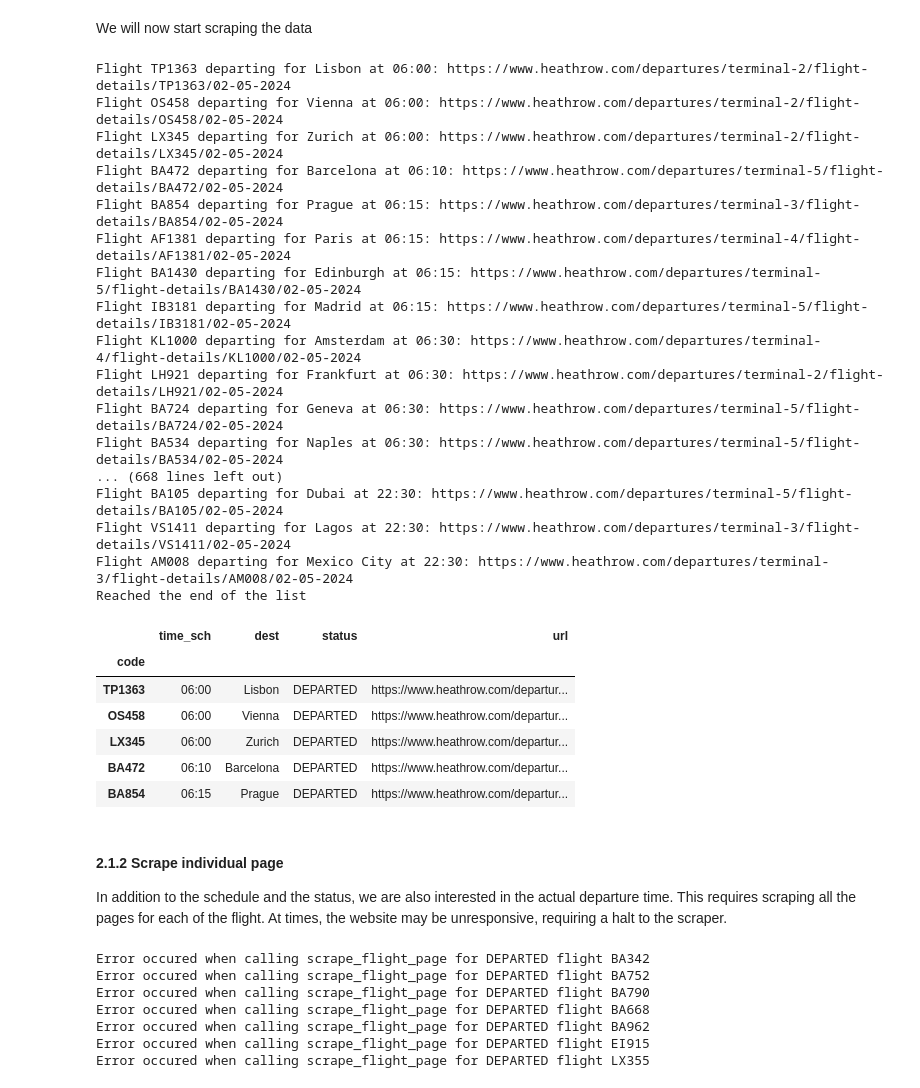
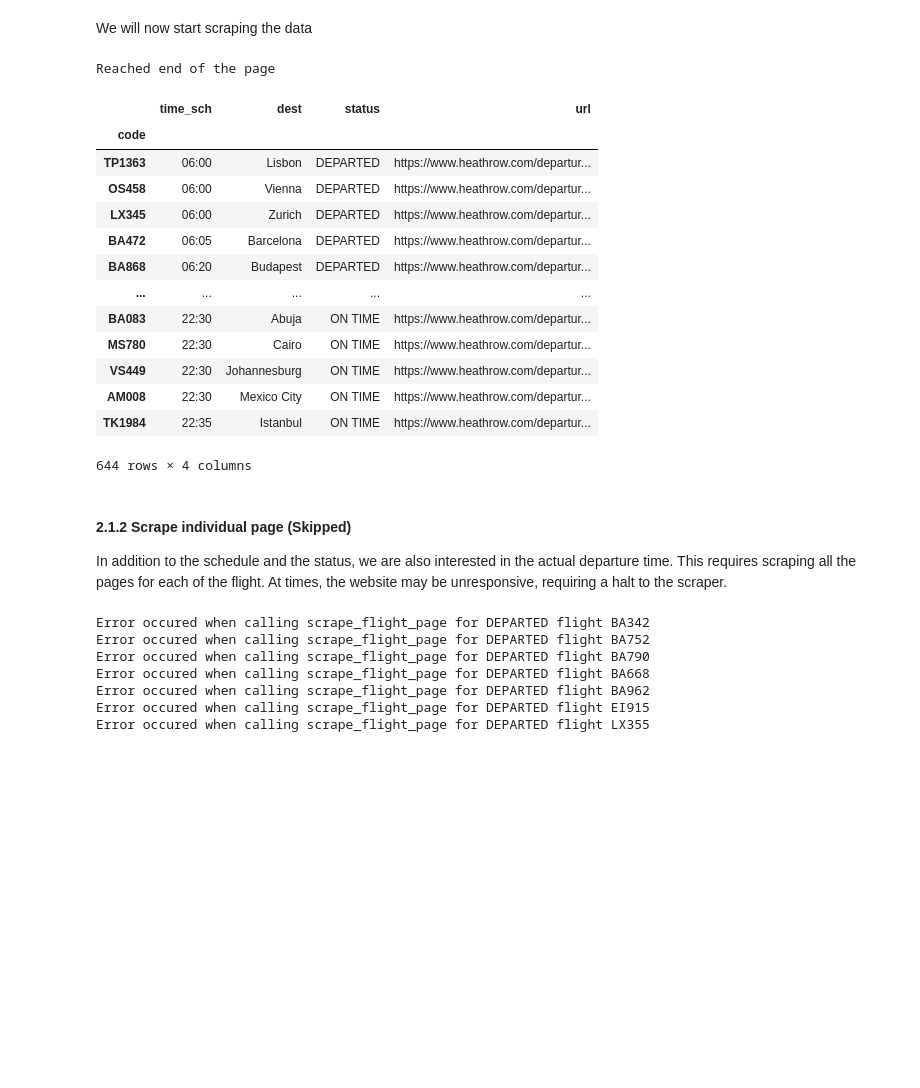
Before and after one commit to cwtravisyip/LHR_ops_data, a Jupyter notebook: code/selenium_scraper.ipynb, the cells around one changed output. Cells and saved outputs as stored; diff of their text form; code cells hidden in the pictures; blank space fills up the shorter version.

```diff
--- a/code/selenium_scraper.ipynb
+++ b/code/selenium_scraper.ipynb
@@ -119,61 +39,29 @@ go_to_top()
 Loaded to the top of the list
 # %% [markdown]
 We will now start scraping the data
-# %%
-times = []
-codes = []
-citys = []
-urls = []
-status = []
-
-# scrape the first page
-scrape_heathrow_page()
-
-# loop through all schedule of the date
-later_flight_button =   '//*[@id="flight-list-app"]/div/div[2]/div[2]/div/div[3]/button'
-while True:
-	try:
-		# load later flights
-		driver.find_element(By.XPATH,later_flight_button).send_keys(Keys.RETURN)
-		# add the data the the list
-		scrape_heathrow_page()
-
-	except:
-		print("Reached the end of the list")
-		break
-# %% [output]
-Flight TP1363 departing for Lisbon at 06:00: https://www.heathrow.com/departures/terminal-2/flight-details/TP1363/02-05-2024
-Flight OS458 departing for Vienna at 06:00: https://www.heathrow.com/departures/terminal-2/flight-details/OS458/02-05-2024
-Flight LX345 departing for Zurich at 06:00: https://www.heathrow.com/departures/terminal-2/flight-details/LX345/02-05-2024
-Flight BA472 departing for Barcelona at 06:10: https://www.heathrow.com/departures/terminal-5/flight-details/BA472/02-05-2024
-Flight BA854 departing for Prague at 06:15: https://www.heathrow.com/departures/terminal-3/flight-details/BA854/02-05-2024
-Flight AF1381 departing for Paris at 06:15: https://www.heathrow.com/departures/terminal-4/flight-details/AF1381/02-05-2024
-Flight BA1430 departing for Edinburgh at 06:15: https://www.heathrow.com/departures/terminal-5/flight-details/BA1430/02-05-2024
-Flight IB3181 departing for Madrid at 06:15: https://www.heathrow.com/departures/terminal-5/flight-details/IB3181/02-05-2024
-Flight KL1000 departing for Amsterdam at 06:30: https://www.heathrow.com/departures/terminal-4/flight-details/KL1000/02-05-2024
-Flight LH921 departing for Frankfurt at 06:30: https://www.heathrow.com/departures/terminal-2/flight-details/LH921/02-05-2024
-Flight BA724 departing for Geneva at 06:30: https://www.heathrow.com/departures/terminal-5/flight-details/BA724/02-05-2024
-Flight BA534 departing for Naples at 06:30: https://www.heathrow.com/departures/terminal-5/flight-details/BA534/02-05-2024
-... (668 lines left out)
-Flight BA105 departing for Dubai at 22:30: https://www.heathrow.com/departures/terminal-5/flight-details/BA105/02-05-2024
-Flight VS1411 departing for Lagos at 22:30: https://www.heathrow.com/departures/terminal-3/flight-details/VS1411/02-05-2024
-Flight AM008 departing for Mexico City at 22:30: https://www.heathrow.com/departures/terminal-3/flight-details/AM008/02-05-2024
-Reached the end of the list
-# %%
-# return the dataframe
-departures = pd.DataFrame({"time_sch":times,'code':codes,'dest':citys, "status":status,'url':urls})
-departures = departures.set_index('code')
-departures.head()
-# %% [output]
-|  | time_sch | dest | status | url |
-| code |  |  |  |  |
-| TP1363 | 06:00 | Lisbon | DEPARTED | https://www.heathrow.com/departur... |
-| OS458 | 06:00 | Vienna | DEPARTED | https://www.heathrow.com/departur... |
-| LX345 | 06:00 | Zurich | DEPARTED | https://www.heathrow.com/departur... |
-| BA472 | 06:10 | Barcelona | DEPARTED | https://www.heathrow.com/departur... |
-| BA854 | 06:15 | Prague | DEPARTED | https://www.heathrow.com/departur... |
+# %%
+departures = scrape_heathrow_pages(driver=driver,departure=True)
+# %% [output]
+Reached end of the page
+# %%
+departures
+# %% [output]
+|  | time_sch | dest | status | url |
+| code |  |  |  |  |
+| TP1363 | 06:00 | Lisbon | DEPARTED | https://www.heathrow.com/departur... |
+| OS458 | 06:00 | Vienna | DEPARTED | https://www.heathrow.com/departur... |
+| LX345 | 06:00 | Zurich | DEPARTED | https://www.heathrow.com/departur... |
+| BA472 | 06:05 | Barcelona | DEPARTED | https://www.heathrow.com/departur... |
+| BA868 | 06:20 | Budapest | DEPARTED | https://www.heathrow.com/departur... |
+| ... | ... | ... | ... | ... |
+| BA083 | 22:30 | Abuja | ON TIME | https://www.heathrow.com/departur... |
+| MS780 | 22:30 | Cairo | ON TIME | https://www.heathrow.com/departur... |
+| VS449 | 22:30 | Johannesburg | ON TIME | https://www.heathrow.com/departur... |
+| AM008 | 22:30 | Mexico City | ON TIME | https://www.heathrow.com/departur... |
+| TK1984 | 22:35 | Istanbul | ON TIME | https://www.heathrow.com/departur... |
+644 rows × 4 columns
 # %% [markdown]
-#### 2.1.2 Scrape individual page
+#### 2.1.2 Scrape individual page (Skipped)
 In addition to the schedule and the status, we are also interested in the actual departure time. This requires scraping all the pages for each of the flight. At times, the website may be unresponsive, requiring a halt to the scraper.
 # %%
 # initialise a 'time_act' column to fill
```
Also changed, not shown: parts of 28 cells of this notebook.
